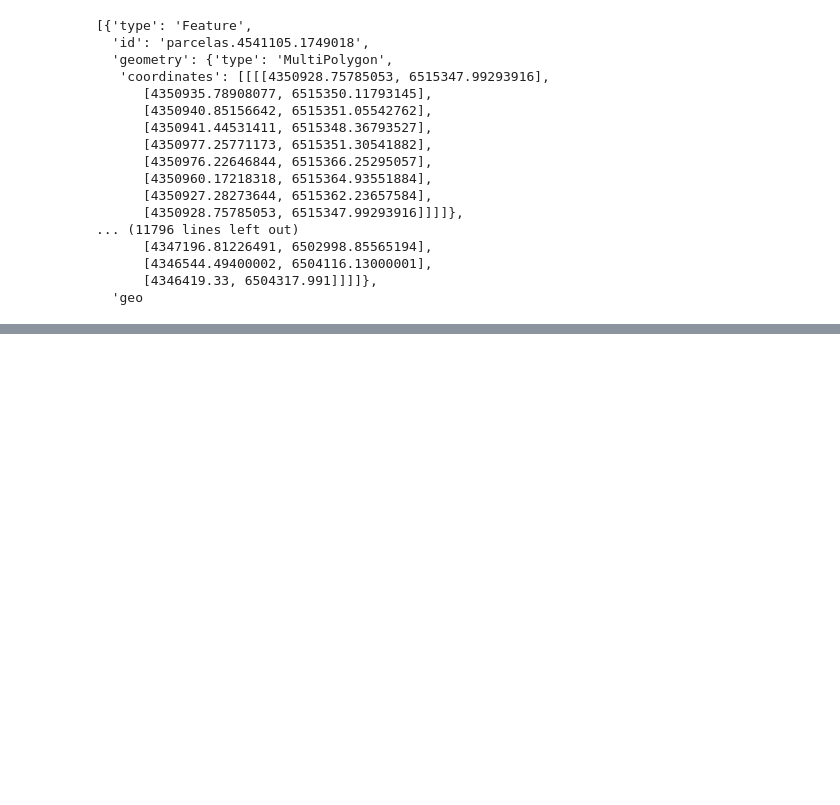
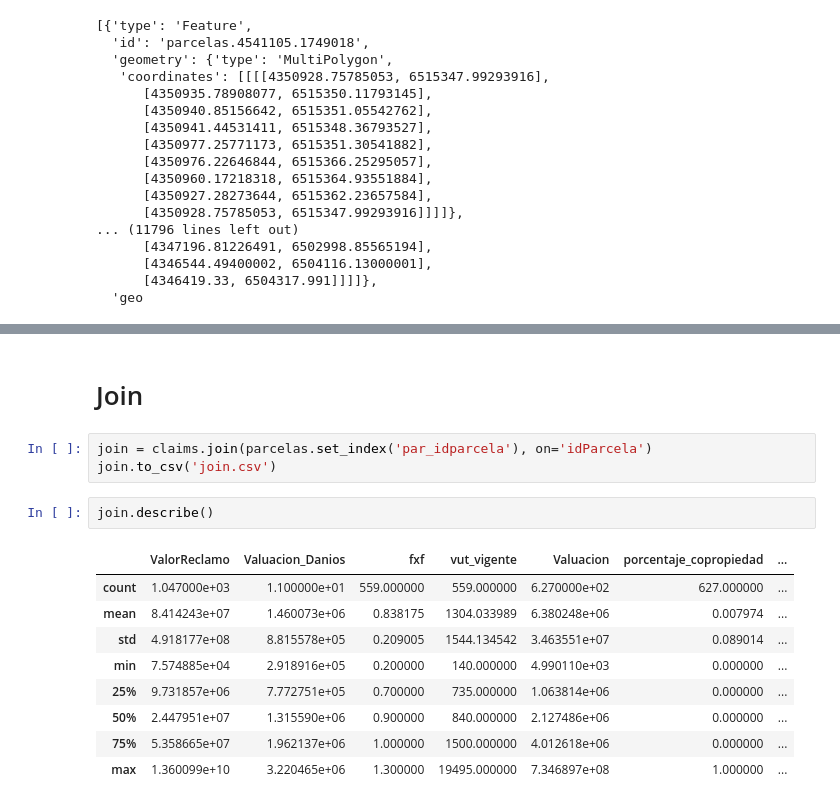
Before and after one commit to freire-guido/eci-2024, a Jupyter notebook: coso.ipynb, the cells around one changed output, grey strips where cells are left out. Saved outputs shown, nothing was run; the diff lists cells and outputs as text; blank space fills up the shorter version.

Commit message:
join & to_csv

```diff
--- a/coso.ipynb
+++ b/coso.ipynb
@@ -61,0 +98,17 @@ claims.sort_values(by='ValorReclamo')
+# %% [markdown]
+# Join
+# %%
+join = claims.join(parcelas.set_index('par_idparcela'), on='idParcela')
+join.to_csv('join.csv')
+# %%
+join.describe()
+# %% [output]
+|  | ValorReclamo | Valuacion_Danios | fxf | vut_vigente | Valuacion | porcentaje_copropiedad | ... |
+| count | 1.047000e+03 | 1.100000e+01 | 559.000000 | 559.000000 | 6.270000e+02 | 627.000000 | ... |
+| mean | 8.414243e+07 | 1.460073e+06 | 0.838175 | 1304.033989 | 6.380248e+06 | 0.007974 | ... |
+| std | 4.918177e+08 | 8.815578e+05 | 0.209005 | 1544.134542 | 3.463551e+07 | 0.089014 | ... |
+| min | 7.574885e+04 | 2.918916e+05 | 0.200000 | 140.000000 | 4.990110e+03 | 0.000000 | ... |
+| 25% | 9.731857e+06 | 7.772751e+05 | 0.700000 | 735.000000 | 1.063814e+06 | 0.000000 | ... |
+| 50% | 2.447951e+07 | 1.315590e+06 | 0.900000 | 840.000000 | 2.127486e+06 | 0.000000 | ... |
+| 75% | 5.358665e+07 | 1.962137e+06 | 1.000000 | 1500.000000 | 4.012618e+06 | 0.000000 | ... |
+| max | 1.360099e+10 | 3.220465e+06 | 1.300000 | 19495.000000 | 7.346897e+08 | 1.000000 | ... |
```
Also changed, not shown: parts of 10 cells of this notebook, 3 other files.
